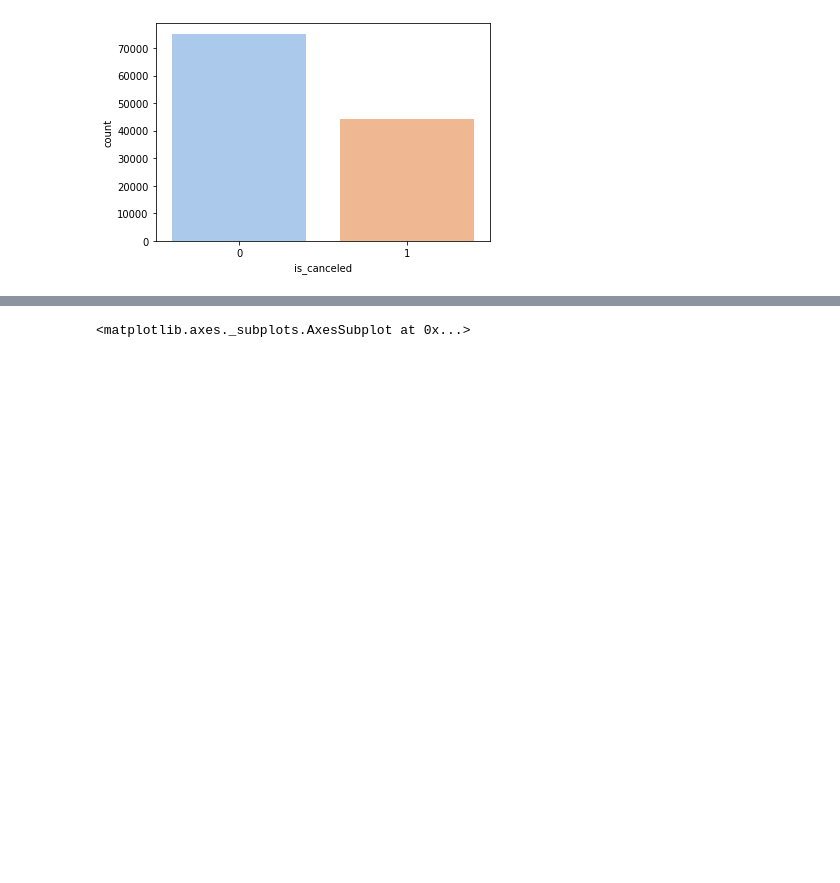
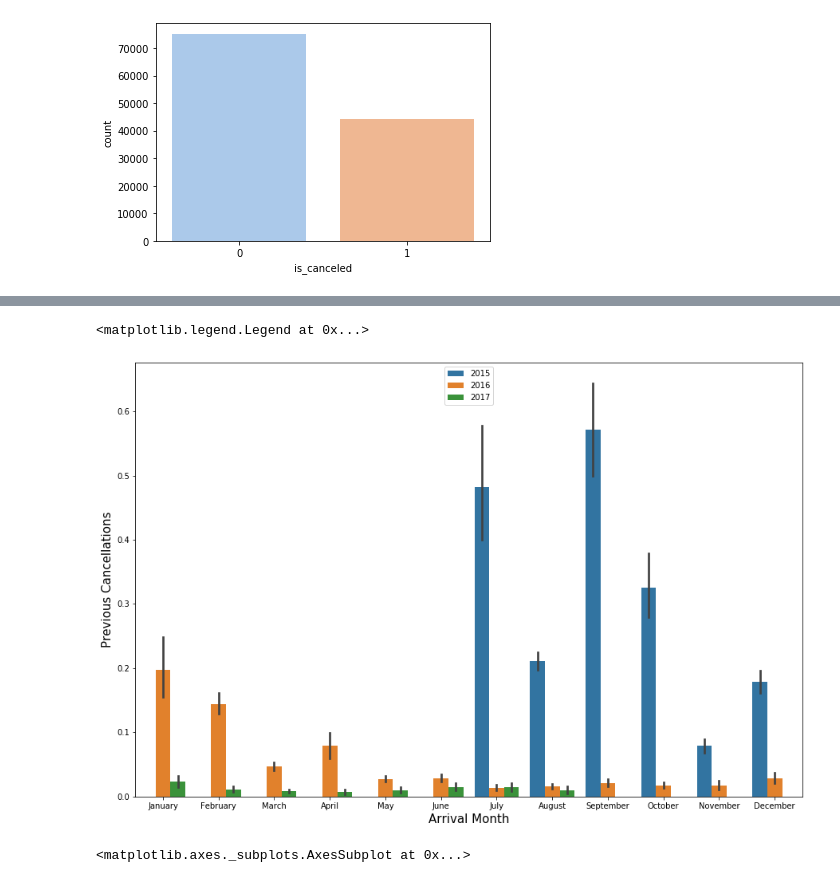
Before and after one commit to LeAmSa/Kaggle-Hotel-Booking, a Jupyter notebook: data_exploration.ipynb, the cells around one changed output, grey strips where cells are left out. Drawn from its saved outputs; the diff is of its cells as text; code cells hidden in the pictures; blank space fills up the shorter version.

```diff
--- a/data_exploration.ipynb
+++ b/data_exploration.ipynb
@@ -101,3 +111,14 @@ sns.countplot(data['is_canceled'], palette='pastel')
+# %%
+month_order = ['January','February','March','April','May','June','July','August','September','October','November','December']
+
+plt.figure(figsize=(15,10))
+plot = sns.barplot(data['arrival_date_month'], data['previous_cancellations'], hue=data['arrival_date_year'], order=month_order)
+plot.set_xlabel("Arrival Month", fontsize=15)
+plot.set_ylabel("Previous Cancellations", fontsize=15)
+plt.legend(loc='best')
+# %% [output]
+<matplotlib.legend.Legend at 0x...>
+[figure, added]
 # %%
 #checking the frequency of the segments for which reservations were made
 plt.figure(figsize=(15,10))
```
Also changed, not shown: parts of 3 cells of this notebook.
